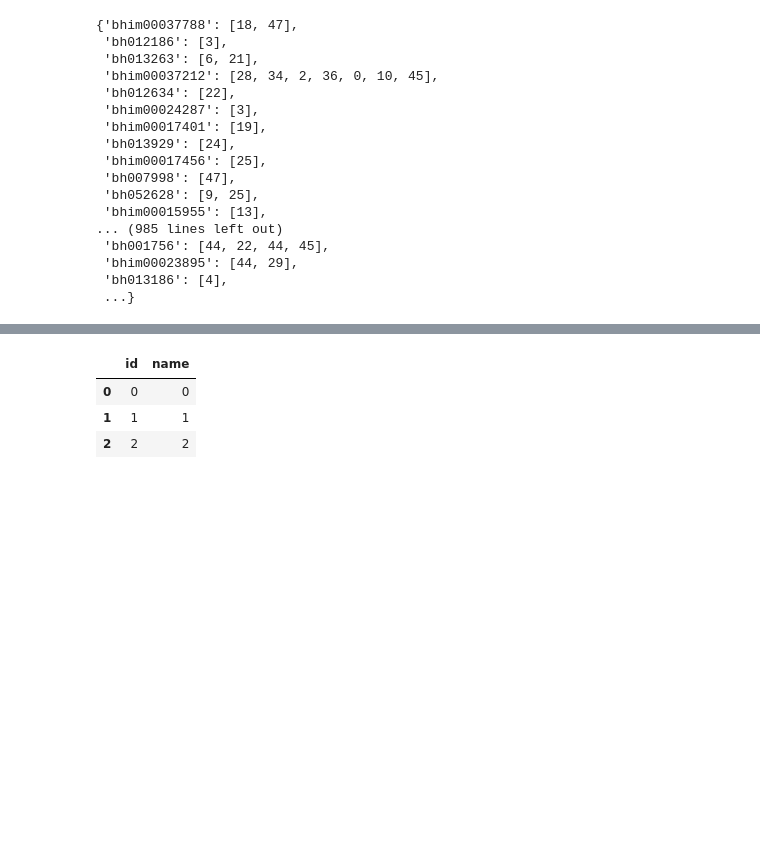
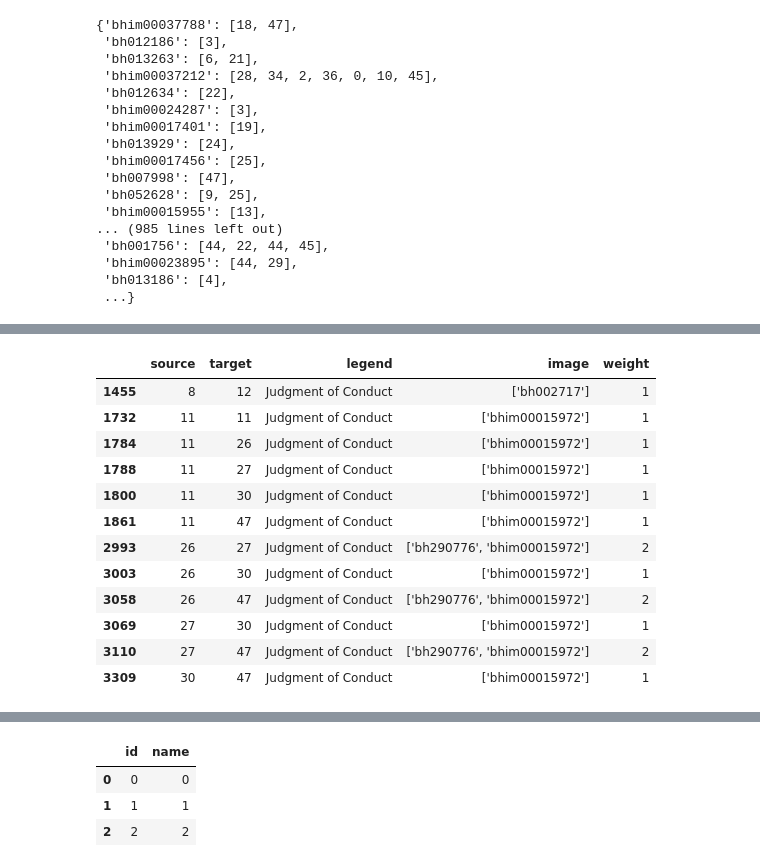
Before and after one commit to VBernasconi/Network_hands, a Jupyter notebook: CLUSTERS_KPS_ICONOGRAPHY_analysis_8_2022.ipynb, the cells around one changed output, grey strips where cells are left out. Cells and saved outputs as stored; diff of their text form; code cells hidden in the pictures; blank space fills up the shorter version.

```diff
--- a/CLUSTERS_KPS_ICONOGRAPHY_analysis_8_2022.ipynb
+++ b/CLUSTERS_KPS_ICONOGRAPHY_analysis_8_2022.ipynb
@@ -157,0 +236,16 @@ edge_df_['weight'] = count
+# %%
+edge_df.loc[edge_df['legend']=='Judgment of Conduct']
+# %% [output]
+|  | source | target | legend | image | weight |
+| 1455 | 8 | 12 | Judgment of Conduct | ['bh002717'] | 1 |
+| 1732 | 11 | 11 | Judgment of Conduct | ['bhim00015972'] | 1 |
+| 1784 | 11 | 26 | Judgment of Conduct | ['bhim00015972'] | 1 |
+| 1788 | 11 | 27 | Judgment of Conduct | ['bhim00015972'] | 1 |
+| 1800 | 11 | 30 | Judgment of Conduct | ['bhim00015972'] | 1 |
+| 1861 | 11 | 47 | Judgment of Conduct | ['bhim00015972'] | 1 |
+| 2993 | 26 | 27 | Judgment of Conduct | ['bh290776', 'bhim00015972'] | 2 |
+| 3003 | 26 | 30 | Judgment of Conduct | ['bhim00015972'] | 1 |
+| 3058 | 26 | 47 | Judgment of Conduct | ['bh290776', 'bhim00015972'] | 2 |
+| 3069 | 27 | 30 | Judgment of Conduct | ['bhim00015972'] | 1 |
+| 3110 | 27 | 47 | Judgment of Conduct | ['bh290776', 'bhim00015972'] | 2 |
+| 3309 | 30 | 47 | Judgment of Conduct | ['bhim00015972'] | 1 |
```
Also changed, not shown: parts of 29 cells of this notebook, 3 other files.
